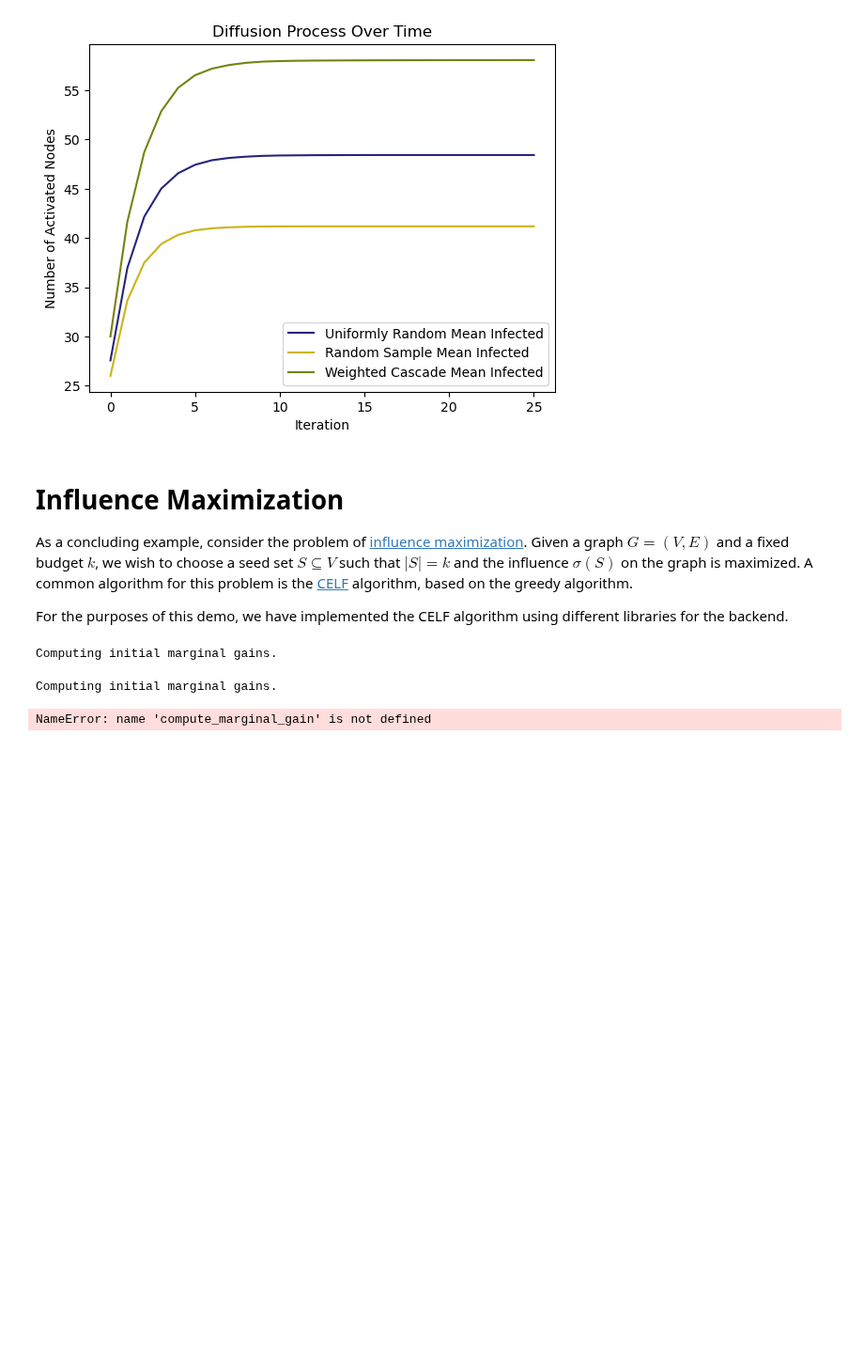
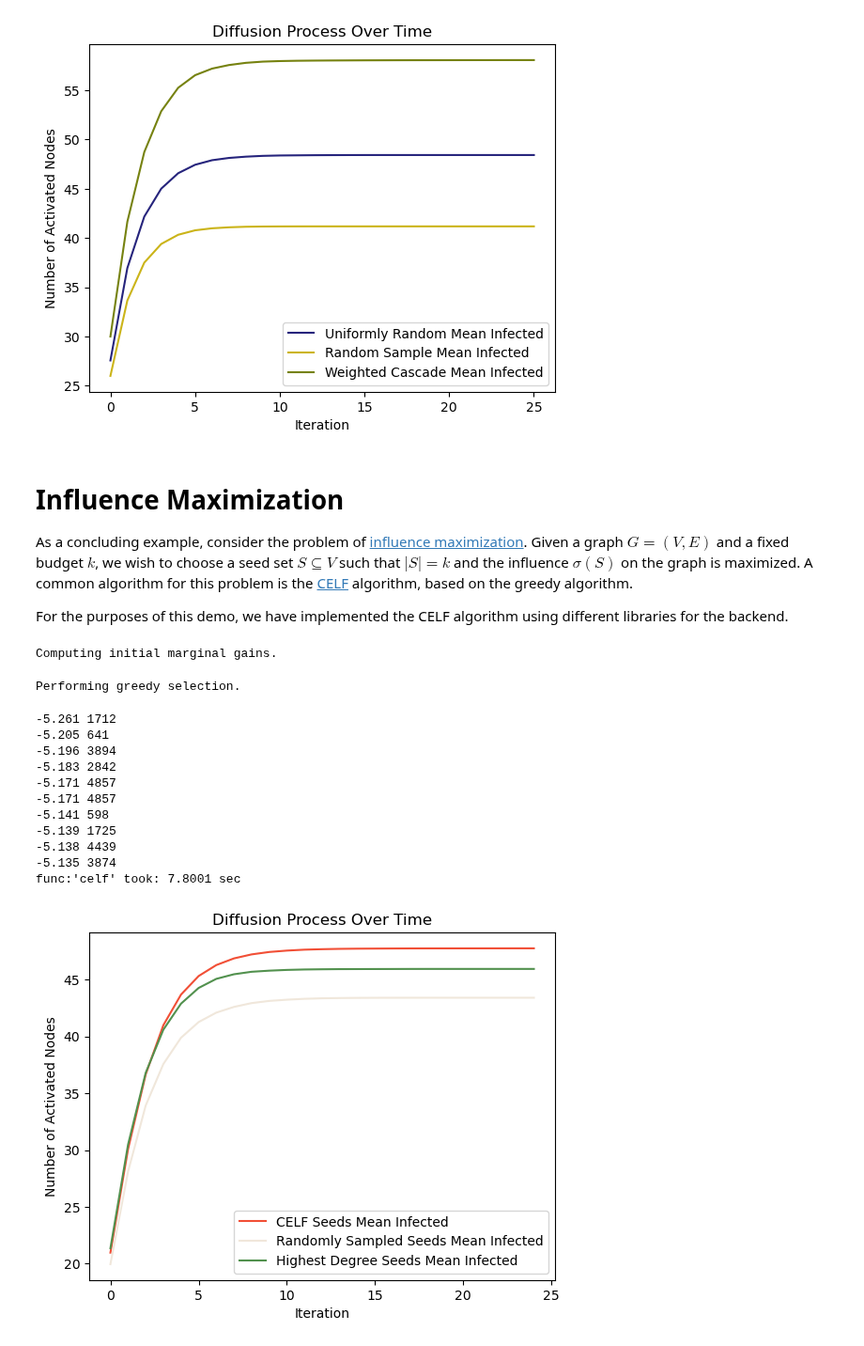
Before and after one commit to eliotwrobson/CyNetDiff, a Jupyter notebook: examples/visualizations.ipynb, the cells around one changed output. Shown at 94% size. Drawn from its saved outputs; the diff is of its cells as text; code cells hidden in the pictures; blank space fills up the shorter version.

```diff
--- a/examples/visualizations.ipynb
+++ b/examples/visualizations.ipynb
@@ -276,13 +267,39 @@ As a concluding example, consider the problem of [influence maximization](https:
 
 For the purposes of this demo, we have implemented the CELF algorithm using different libraries for the backend.
 # %%
-# O = nx.fast_gnp_random_graph(15000, 2)
-graphs = []
+celf_graph = nx.watts_strogatz_graph(5_000, 10, 0.01, seed=RANDOM_SEED)
+set_activation_random_sample(celf_graph, {0.1})
 
-base_graph = nx.watts_strogatz_graph(5_000, 10, 0.01, seed=RANDOM_SEED)
-set_activation_random_sample(base_graph, {0.1})
+num_seeds = 10
+# Get best seed set returned by the algorithm
+# NOTE Can change the backend to see performance of different implementations.
+celf_seeds, marg_gains = db.celf(celf_graph, 10, "cynetdiff")
 
-db.celf(base_graph, 10, "python")
-db.celf(base_graph, 10, "cynetdiff")
+# Now that we have our seeds, let's compare the activation behavior to other seed sets
+random_seeds = set(random.sample(list(celf_graph.nodes()), num_seeds))
+high_deg_seeds = sorted(celf_graph.nodes(), key=celf_graph.degree, reverse=True)[
+    :num_seeds
+]
+
+db.plot_num_nodes_activated(
+    [
+        ("CELF Seeds", celf_graph, celf_seeds),
+        ("Randomly Sampled Seeds", celf_graph, random_seeds),
+        ("Highest Degree Seeds", celf_graph, high_deg_seeds),
+    ]
+)
 # %% [output]
 Computing initial marginal gains.
+Performing greedy selection.
+-5.261 1712
+-5.205 641
+-5.196 3894
+-5.183 2842
+-5.171 4857
+-5.171 4857
+-5.141 598
+-5.139 1725
+-5.138 4439
+-5.135 3874
+func:'celf' took: 7.8001 sec
+[figure, added]
@@ -292,6 +305,0 @@ set_activation_random_sample(large_graph, {0.1})
-# %%
-celf(large_graph, 10, "cynetdiff", 1_00)
-# tqdm.__version__
-# %% [output]
-Computing initial marginal gains.
-NameError: name 'compute_marginal_gain' is not defined
```
Also changed, not shown: parts of 7 cells of this notebook, 1 other file.
